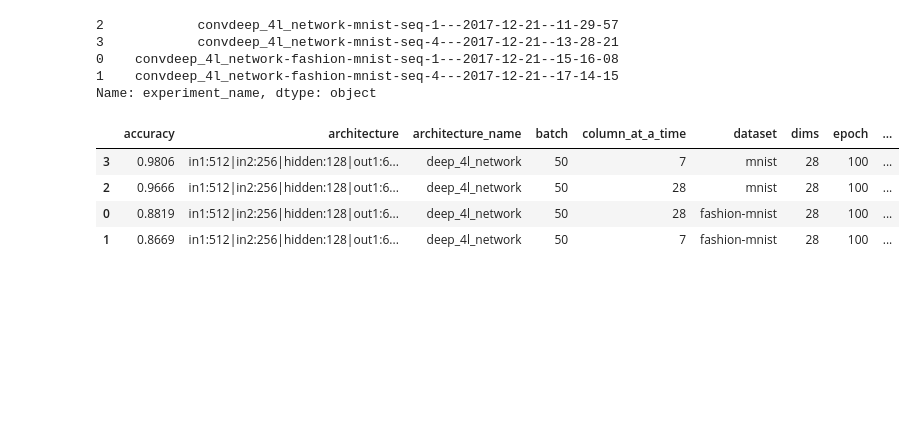
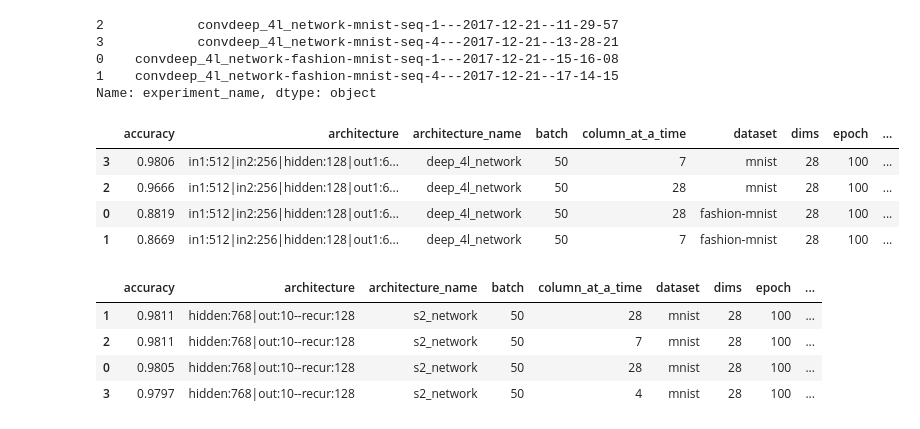
Before and after one commit to p16i/thesis-designing-recurrent-neural-networks-for-explainability, a Jupyter notebook: notebooks/visualize-results.ipynb, the cells around one changed output. Saved outputs shown, nothing was run; the diff lists cells and outputs as text; code cells hidden in the pictures; blank space fills up the shorter version.

```diff
--- a/notebooks/visualize-results.ipynb
+++ b/notebooks/visualize-results.ipynb
@@ -327,3 +327,11 @@ df
 | 2 | 0.9666 | in1:512|in2:256|hidden:128|out1:6... | deep_4l_network | 50 | 28 | mnist | 28 | 100 | ... |
 | 0 | 0.8819 | in1:512|in2:256|hidden:128|out1:6... | deep_4l_network | 50 | 28 | fashion-mnist | 28 | 100 | ... |
 | 1 | 0.8669 | in1:512|in2:256|hidden:128|out1:6... | deep_4l_network | 50 | 7 | fashion-mnist | 28 | 100 | ... |
+# %%
+get_results('../experiment-results/sprint-9-s2-final')
+# %% [output]
+|  | accuracy | architecture | architecture_name | batch | column_at_a_time | dataset | dims | epoch | ... |
+| 1 | 0.9811 | hidden:768|out:10--recur:128 | s2_network | 50 | 28 | mnist | 28 | 100 | ... |
+| 2 | 0.9811 | hidden:768|out:10--recur:128 | s2_network | 50 | 7 | mnist | 28 | 100 | ... |
+| 0 | 0.9805 | hidden:768|out:10--recur:128 | s2_network | 50 | 28 | mnist | 28 | 100 | ... |
+| 3 | 0.9797 | hidden:768|out:10--recur:128 | s2_network | 50 | 4 | mnist | 28 | 100 | ... |
```
Also changed, not shown: 4 other files.
